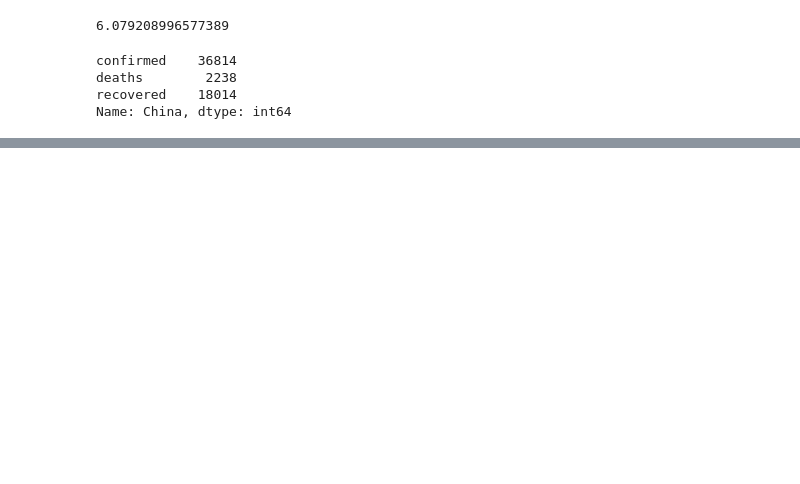
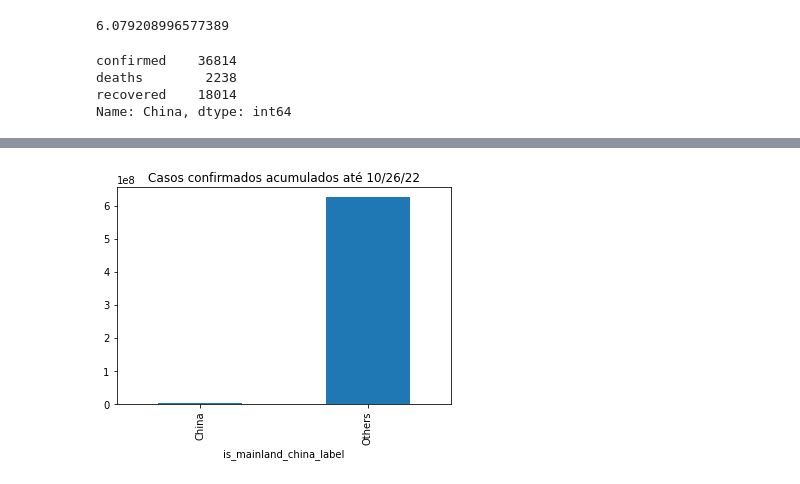
Before and after one commit to rafaelcarvalho7/AluraFCD, a Jupyter notebook: Data_Science_análises_para_saúde_e_medicina.ipynb, the cells around one changed output, grey strips where cells are left out. Drawn from its saved outputs; the diff is of its cells as text; code cells hidden in the pictures; blank space fills up the shorter version.

```diff
--- a/Data_Science_análises_para_saúde_e_medicina.ipynb
+++ b/Data_Science_análises_para_saúde_e_medicina.ipynb
@@ -387,0 +474,6 @@ Name: China, dtype: int64
+# %%
+import numpy as np
+
+cases_confirmed['is_mainland_china_label'] = np.where(cases_confirmed["is_mainland_china"], 'China', 'Others')
+display(cases_confirmed.head(80))
+display(cases_confirmed.tail())
@@ -387,0 +501,6 @@ Name: China, dtype: int64
+# %%
+cases_confirmed.groupby("is_mainland_china_label").sum()[last_date].plot(kind='bar')
+plt.title(f"Casos confirmados acumulados até {last_date}")
+plt.show()
+# %% [output]
+[figure, added]
```
Also changed, not shown: parts of 59 cells of this notebook.
